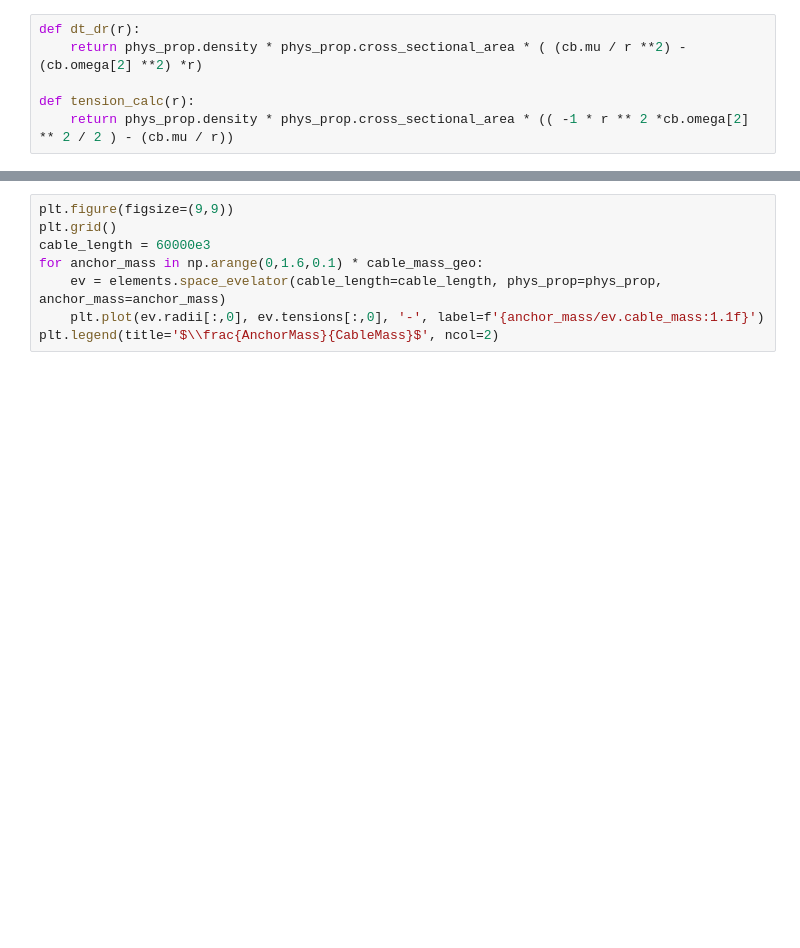
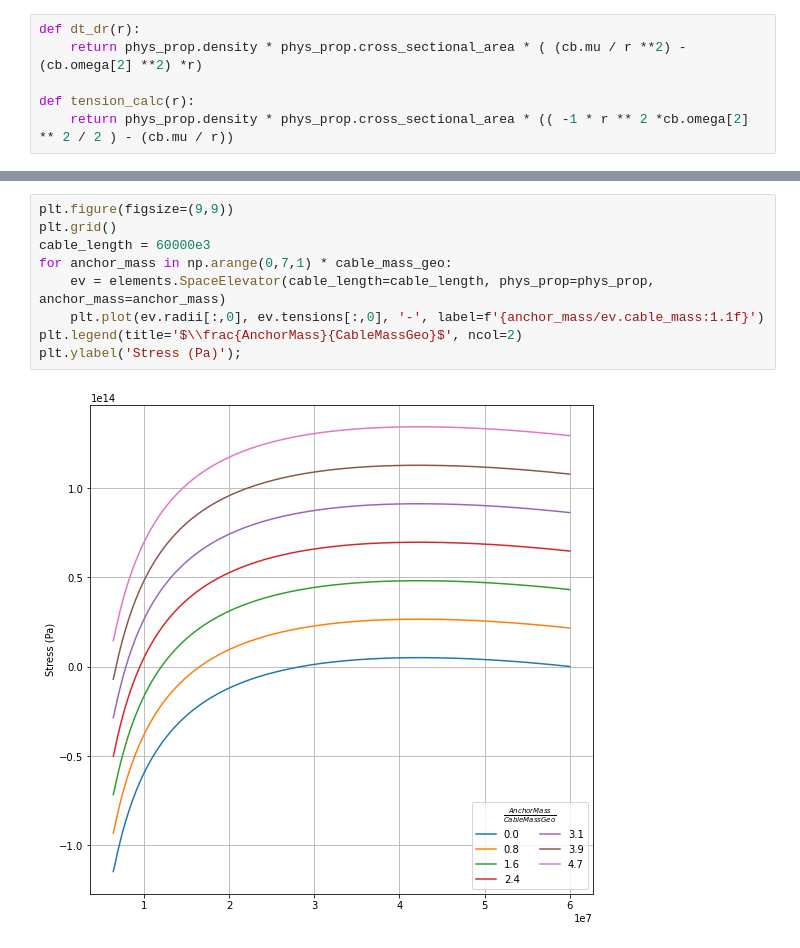
Before and after one commit to Zach1L/demos, a Jupyter notebook: space_elev/sim.ipynb, the cells around one changed output, grey strips where cells are left out. Drawn from its saved outputs; the diff is of its cells as text; blank space fills up the shorter version.

```diff
--- a/space_elev/sim.ipynb
+++ b/space_elev/sim.ipynb
@@ -77,8 +114,11 @@ plt.legend(title='$\\frac{cable_length}{Geo}$', ncol=2)
 # %%
 plt.figure(figsize=(9,9))
 plt.grid()
 cable_length = 60000e3
-for anchor_mass in np.arange(0,1.6,0.1) * cable_mass_geo:
-    ev = elements.space_evelator(cable_length=cable_length, phys_prop=phys_prop, anchor_mass=anchor_mass)
+for anchor_mass in np.arange(0,7,1) * cable_mass_geo:
+    ev = elements.SpaceElevator(cable_length=cable_length, phys_prop=phys_prop, anchor_mass=anchor_mass)
     plt.plot(ev.radii[:,0], ev.tensions[:,0], '-', label=f'{anchor_mass/ev.cable_mass:1.1f}')
-plt.legend(title='$\\frac{AnchorMass}{CableMass}$', ncol=2)
+plt.legend(title='$\\frac{AnchorMass}{CableMassGeo}$', ncol=2)
+plt.ylabel('Stress (Pa)');
+# %% [output]
+[figure, added]
```
Also changed, not shown: parts of 13 cells of this notebook.
